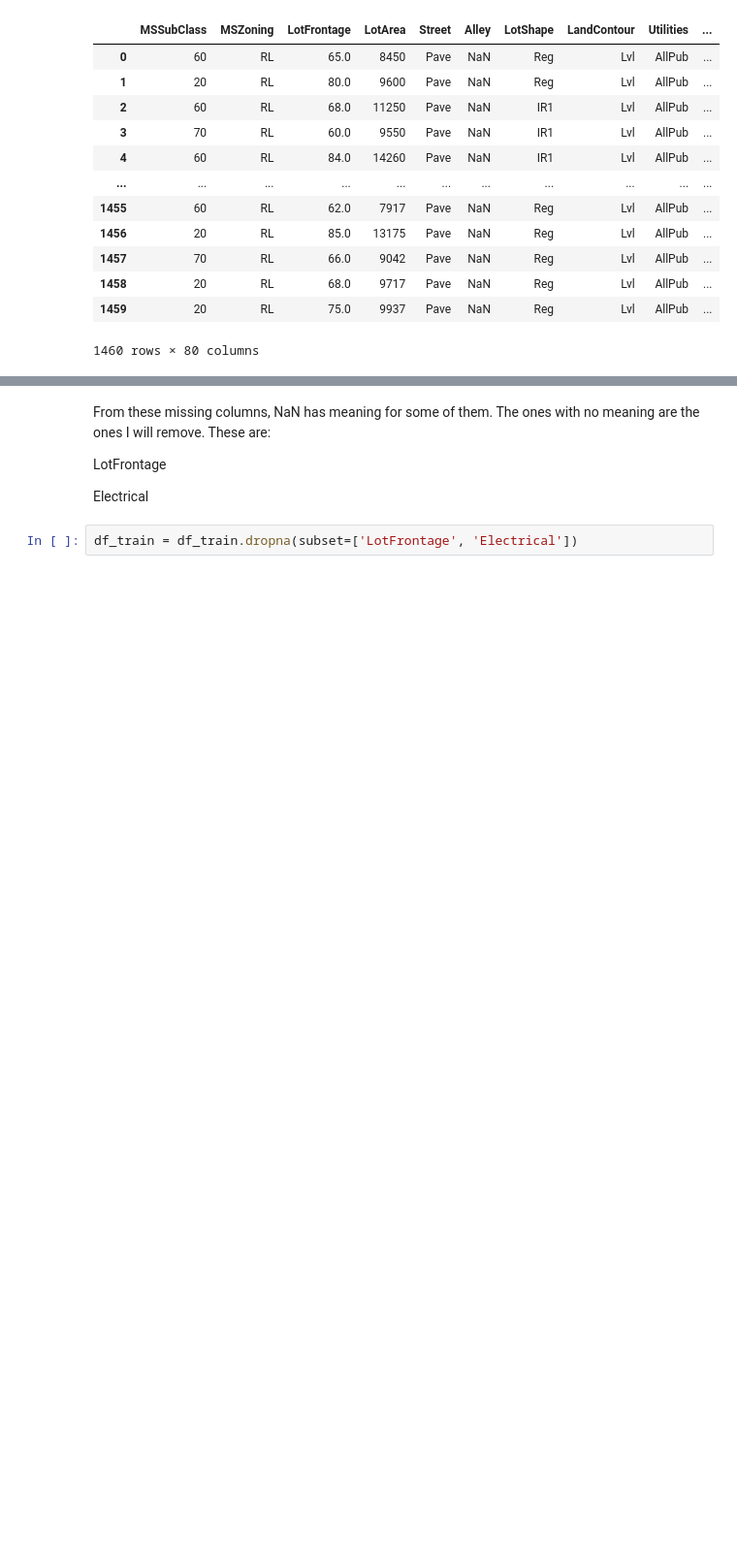
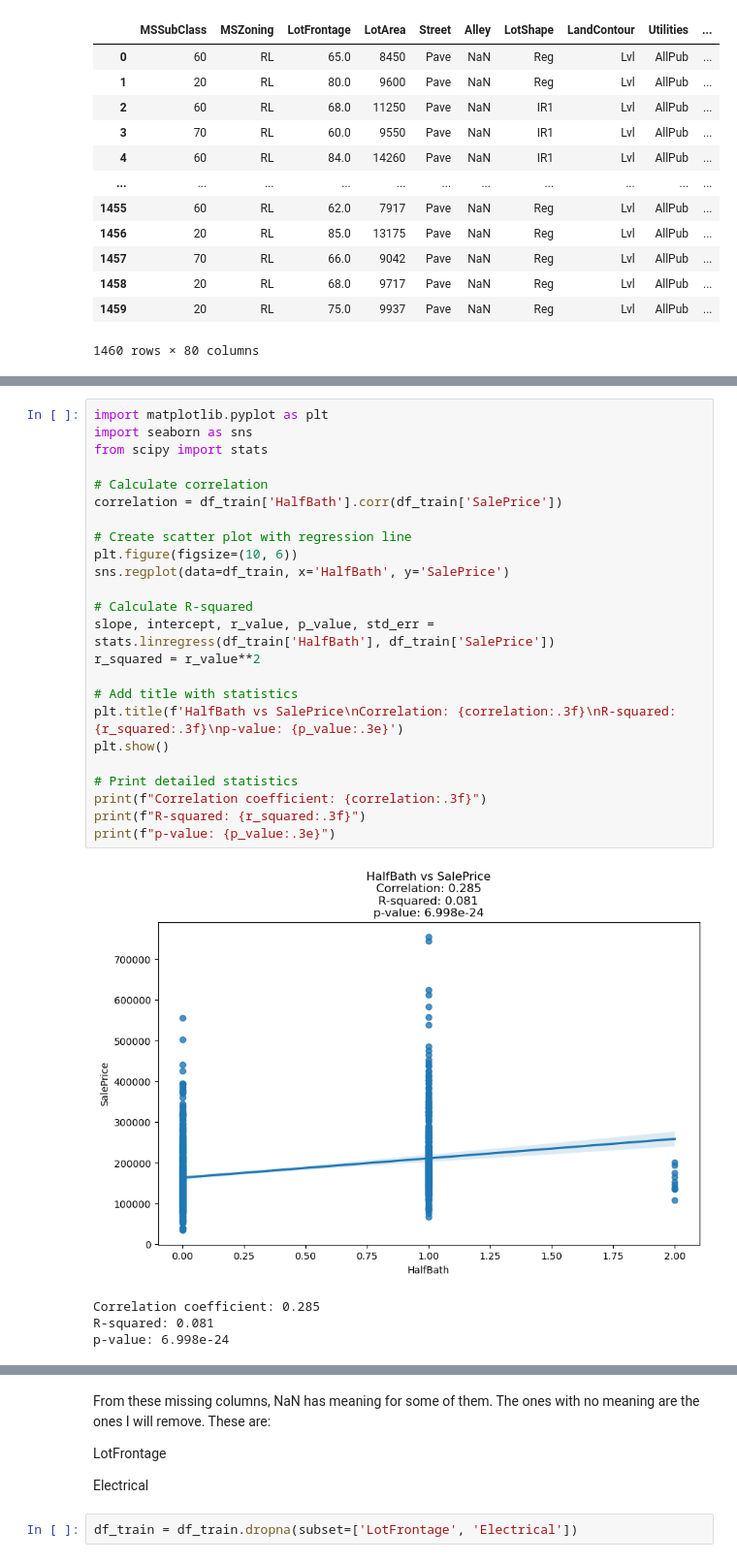
Before and after one commit to thanikaar/ml, a Jupyter notebook: house-prices-advanced-regression-techniques/HW_kaggle.ipynb, the cells around one changed output, grey strips where cells are left out. Shown at 97% size. Saved outputs shown, nothing was run; the diff lists cells and outputs as text; blank space fills up the shorter version.

```diff
--- a/house-prices-advanced-regression-techniques/HW_kaggle.ipynb
+++ b/house-prices-advanced-regression-techniques/HW_kaggle.ipynb
@@ -102,0 +173,29 @@ dtype: int64
+# %%
+import matplotlib.pyplot as plt
+import seaborn as sns
+from scipy import stats
+
+# Calculate correlation
+correlation = df_train['HalfBath'].corr(df_train['SalePrice'])
+
+# Create scatter plot with regression line
+plt.figure(figsize=(10, 6))
+sns.regplot(data=df_train, x='HalfBath', y='SalePrice')
+
+# Calculate R-squared
+slope, intercept, r_value, p_value, std_err = stats.linregress(df_train['HalfBath'], df_train['SalePrice'])
+r_squared = r_value**2
+
+# Add title with statistics
+plt.title(f'HalfBath vs SalePrice\nCorrelation: {correlation:.3f}\nR-squared: {r_squared:.3f}\np-value: {p_value:.3e}')
+plt.show()
+
+# Print detailed statistics
+print(f"Correlation coefficient: {correlation:.3f}")
+print(f"R-squared: {r_squared:.3f}")
+print(f"p-value: {p_value:.3e}")
+# %% [output]
+[figure, added]
+Correlation coefficient: 0.285
+R-squared: 0.081
+p-value: 6.998e-24
```
Also changed, not shown: parts of 19 cells of this notebook.
